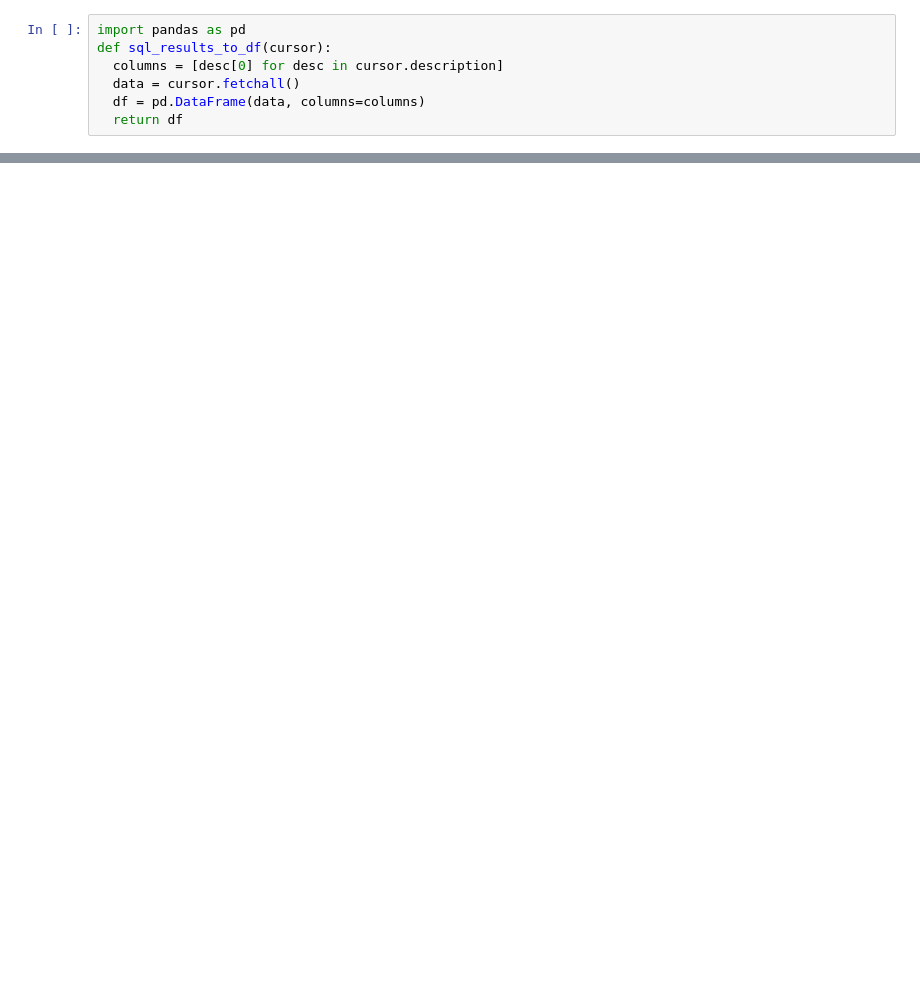
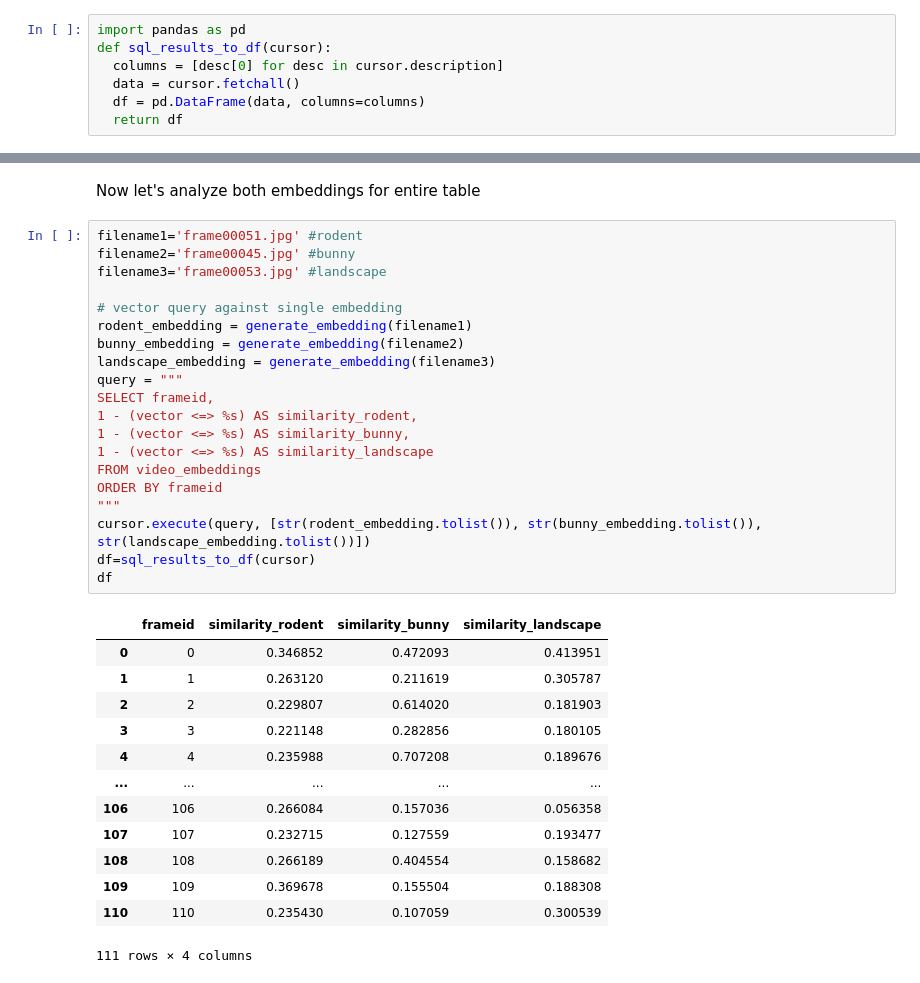
Before and after one commit to antonum/sandbox, a Jupyter notebook: video_to_embeddings.ipynb, the cells around one changed output, grey strips where cells are left out. Cells and saved outputs as stored; diff of their text form; blank space fills up the shorter version.

```diff
--- a/video_to_embeddings.ipynb
+++ b/video_to_embeddings.ipynb
@@ -228,0 +274,36 @@ frame00042.jpg
+# %% [markdown]
+Now let's analyze both embeddings for entire table
+# %%
+filename1='frame00051.jpg' #rodent
+filename2='frame00045.jpg' #bunny
+filename3='frame00053.jpg' #landscape
+
+# vector query against single embedding
+rodent_embedding = generate_embedding(filename1)
+bunny_embedding = generate_embedding(filename2)
+landscape_embedding = generate_embedding(filename3)
+query = """
+SELECT frameid,
+1 - (vector <=> %s) AS similarity_rodent,
+1 - (vector <=> %s) AS similarity_bunny,
+1 - (vector <=> %s) AS similarity_landscape
+FROM video_embeddings
+ORDER BY frameid
+"""
+cursor.execute(query, [str(rodent_embedding.tolist()), str(bunny_embedding.tolist()), str(landscape_embedding.tolist())])
+df=sql_results_to_df(cursor)
+df
+# %% [output]
+|  | frameid | similarity_rodent | similarity_bunny | similarity_landscape |
+| 0 | 0 | 0.346852 | 0.472093 | 0.413951 |
+| 1 | 1 | 0.263120 | 0.211619 | 0.305787 |
+| 2 | 2 | 0.229807 | 0.614020 | 0.181903 |
+| 3 | 3 | 0.221148 | 0.282856 | 0.180105 |
+| 4 | 4 | 0.235988 | 0.707208 | 0.189676 |
+| ... | ... | ... | ... | ... |
+| 106 | 106 | 0.266084 | 0.157036 | 0.056358 |
+| 107 | 107 | 0.232715 | 0.127559 | 0.193477 |
+| 108 | 108 | 0.266189 | 0.404554 | 0.158682 |
+| 109 | 109 | 0.369678 | 0.155504 | 0.188308 |
+| 110 | 110 | 0.235430 | 0.107059 | 0.300539 |
+111 rows × 4 columns
```
Also changed, not shown: parts of 11 cells of this notebook.
